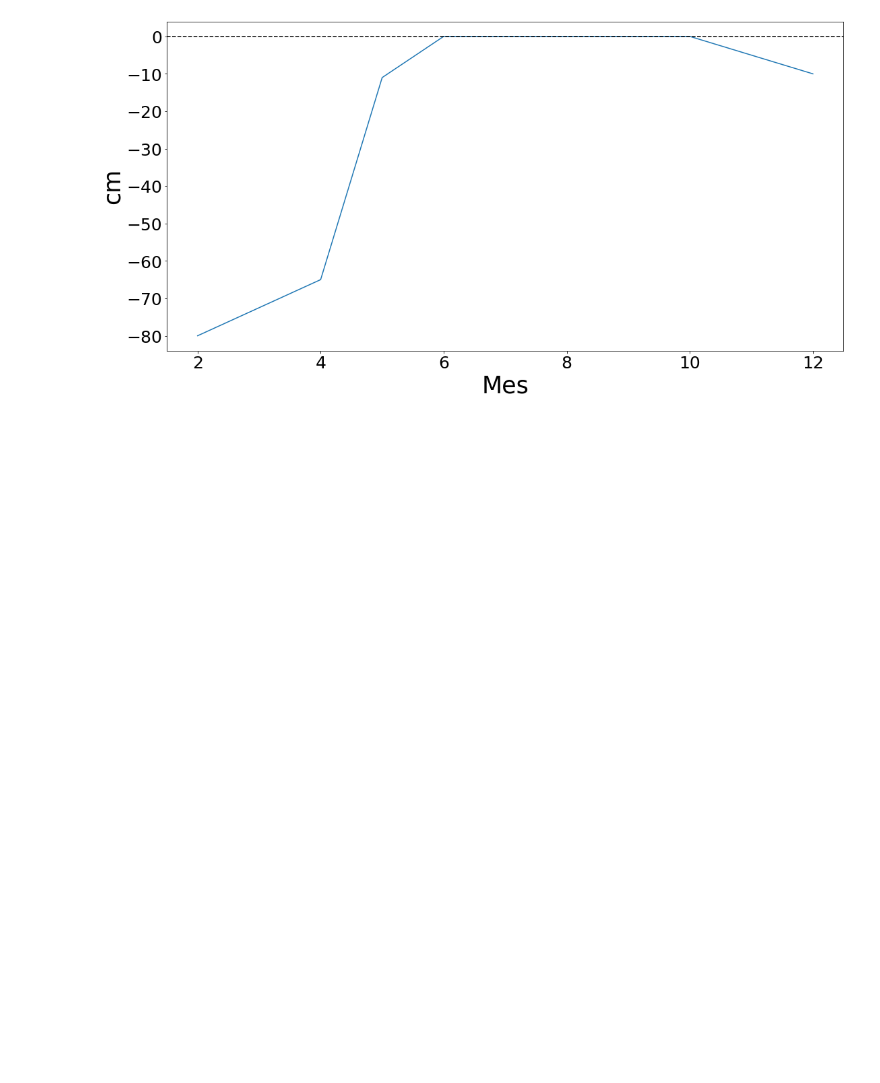
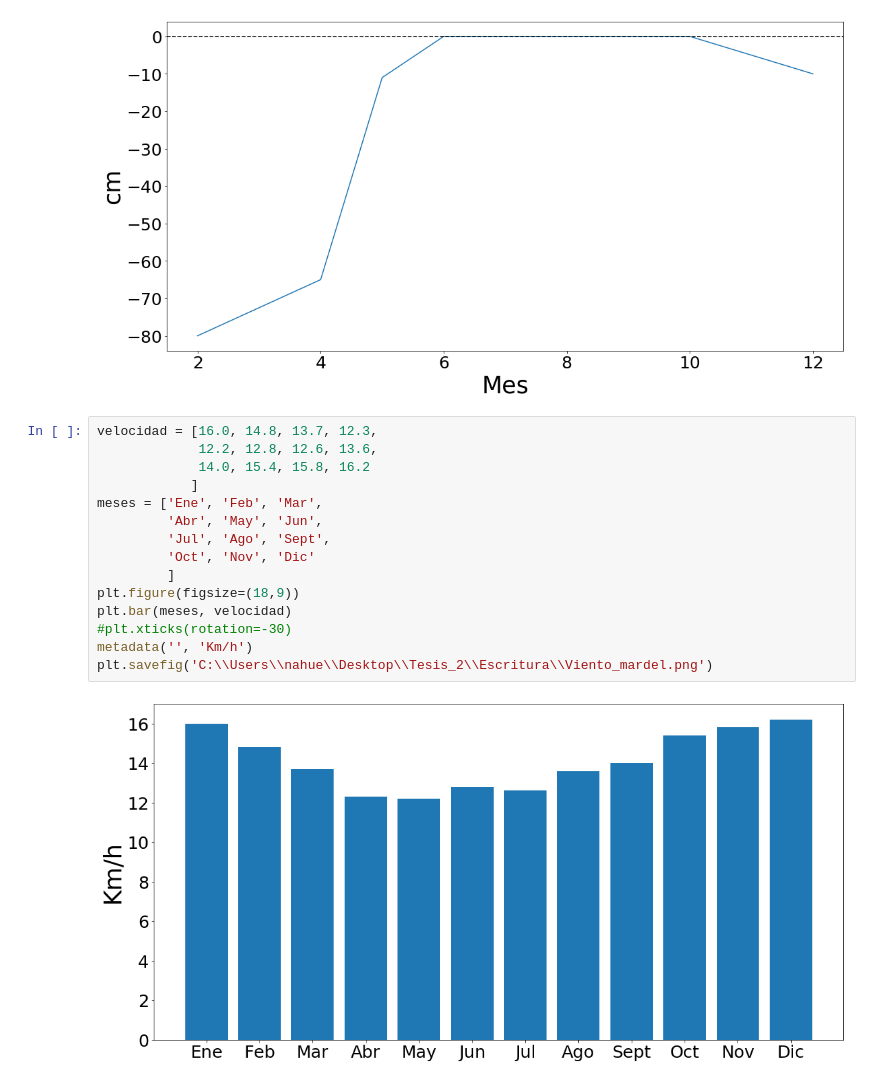
Before and after one commit to Nahu-11/Tesis, a Jupyter notebook: New scripts/Climatologia.ipynb, the cells around one changed output. Drawn from its saved outputs; the diff is of its cells as text; blank space fills up the shorter version.

```diff
--- a/New scripts/Climatologia.ipynb
+++ b/New scripts/Climatologia.ipynb
@@ -193,3 +193,20 @@ metadata('Mes', 'cm')
 plt.savefig('C:\\Users\\nahue\\Desktop\\Tesis_2\\Escritura\\Napa.png')
 # %% [output]
 [figure]
+# %%
+velocidad = [16.0, 14.8, 13.7, 12.3,
+             12.2, 12.8, 12.6, 13.6,
+             14.0, 15.4, 15.8, 16.2
+            ]
+meses = ['Ene', 'Feb', 'Mar',
+         'Abr', 'May', 'Jun',
+         'Jul', 'Ago', 'Sept',
+         'Oct', 'Nov', 'Dic'
+         ]
+plt.figure(figsize=(18,9))
+plt.bar(meses, velocidad)
+#plt.xticks(rotation=-30)
+metadata('', 'Km/h')
+plt.savefig('C:\\Users\\nahue\\Desktop\\Tesis_2\\Escritura\\Viento_mardel.png')
+# %% [output]
+[figure, added]
```
Also changed, not shown: 1 other file.
